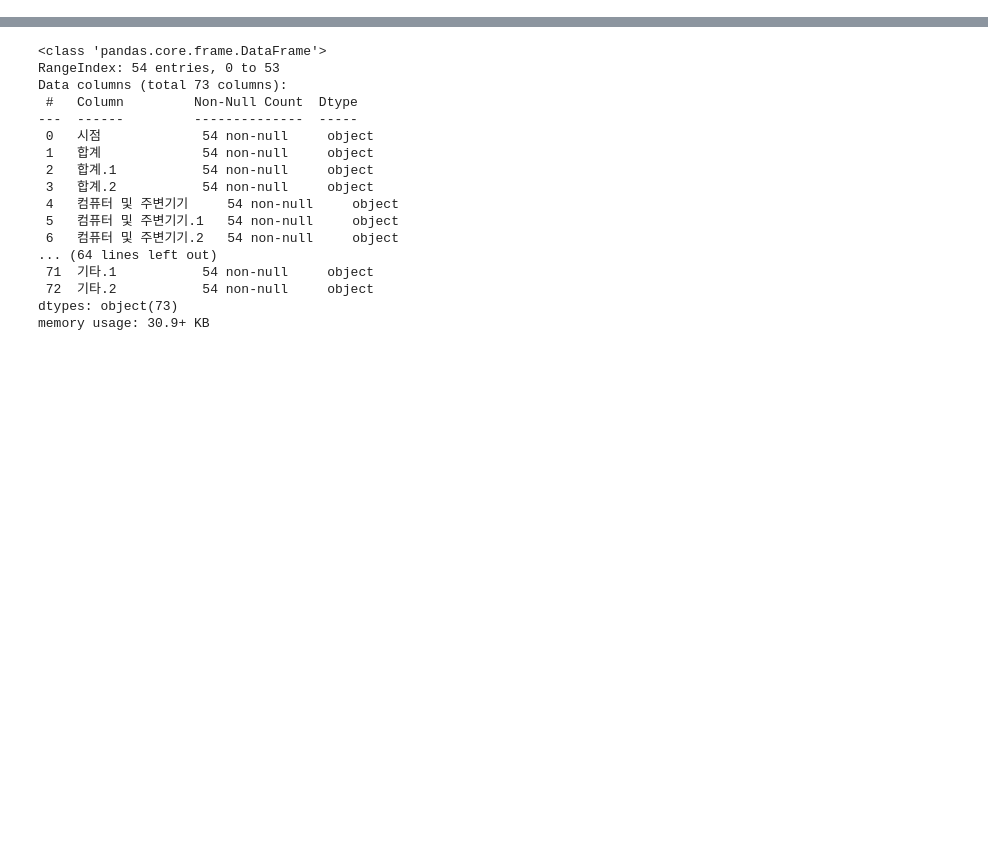
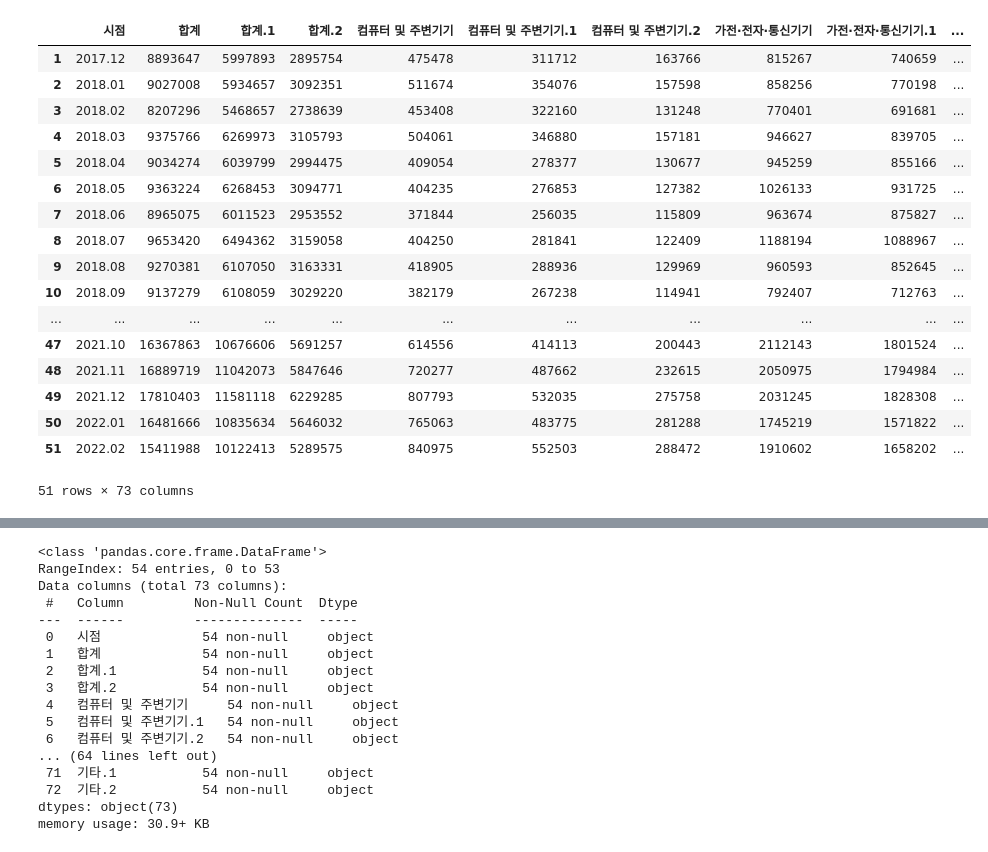
Before and after one commit to jkim0313/project1_dajopay, a Jupyter notebook: preprocess.ipynb, the cells around one changed output, grey strips where cells are left out. Saved outputs shown, nothing was run; the diff lists cells and outputs as text; code cells hidden in the pictures; blank space fills up the shorter version.

```diff
--- a/preprocess.ipynb
+++ b/preprocess.ipynb
@@ -16,7 +36,28 @@ df.head()
 # %%
 # 불필요 인덱스 제거
 
 df = df.loc[1:]
+df = df.iloc[:-4]
+df
+# %% [output]
+|  | 시점 | 합계 | 합계.1 | 합계.2 | 컴퓨터 및 주변기기 | 컴퓨터 및 주변기기.1 | 컴퓨터 및 주변기기.2 | 가전·전자·통신기기 | 가전·전자·통신기기.1 | ... |
+| 1 | 2017.12 | 8893647 | 5997893 | 2895754 | 475478 | 311712 | 163766 | 815267 | 740659 | ... |
+| 2 | 2018.01 | 9027008 | 5934657 | 3092351 | 511674 | 354076 | 157598 | 858256 | 770198 | ... |
+| 3 | 2018.02 | 8207296 | 5468657 | 2738639 | 453408 | 322160 | 131248 | 770401 | 691681 | ... |
+| 4 | 2018.03 | 9375766 | 6269973 | 3105793 | 504061 | 346880 | 157181 | 946627 | 839705 | ... |
+| 5 | 2018.04 | 9034274 | 6039799 | 2994475 | 409054 | 278377 | 130677 | 945259 | 855166 | ... |
+| 6 | 2018.05 | 9363224 | 6268453 | 3094771 | 404235 | 276853 | 127382 | 1026133 | 931725 | ... |
+| 7 | 2018.06 | 8965075 | 6011523 | 2953552 | 371844 | 256035 | 115809 | 963674 | 875827 | ... |
+| 8 | 2018.07 | 9653420 | 6494362 | 3159058 | 404250 | 281841 | 122409 | 1188194 | 1088967 | ... |
+| 9 | 2018.08 | 9270381 | 6107050 | 3163331 | 418905 | 288936 | 129969 | 960593 | 852645 | ... |
+| 10 | 2018.09 | 9137279 | 6108059 | 3029220 | 382179 | 267238 | 114941 | 792407 | 712763 | ... |
+| ... | ... | ... | ... | ... | ... | ... | ... | ... | ... | ... |
+| 47 | 2021.10 | 16367863 | 10676606 | 5691257 | 614556 | 414113 | 200443 | 2112143 | 1801524 | ... |
+| 48 | 2021.11 | 16889719 | 11042073 | 5847646 | 720277 | 487662 | 232615 | 2050975 | 1794984 | ... |
+| 49 | 2021.12 | 17810403 | 11581118 | 6229285 | 807793 | 532035 | 275758 | 2031245 | 1828308 | ... |
+| 50 | 2022.01 | 16481666 | 10835634 | 5646032 | 765063 | 483775 | 281288 | 1745219 | 1571822 | ... |
+| 51 | 2022.02 | 15411988 | 10122413 | 5289575 | 840975 | 552503 | 288472 | 1910602 | 1658202 | ... |
+51 rows × 73 columns
 # %%
 # 인덱스 재정렬
 
```
Also changed, not shown: parts of 7 cells of this notebook.
